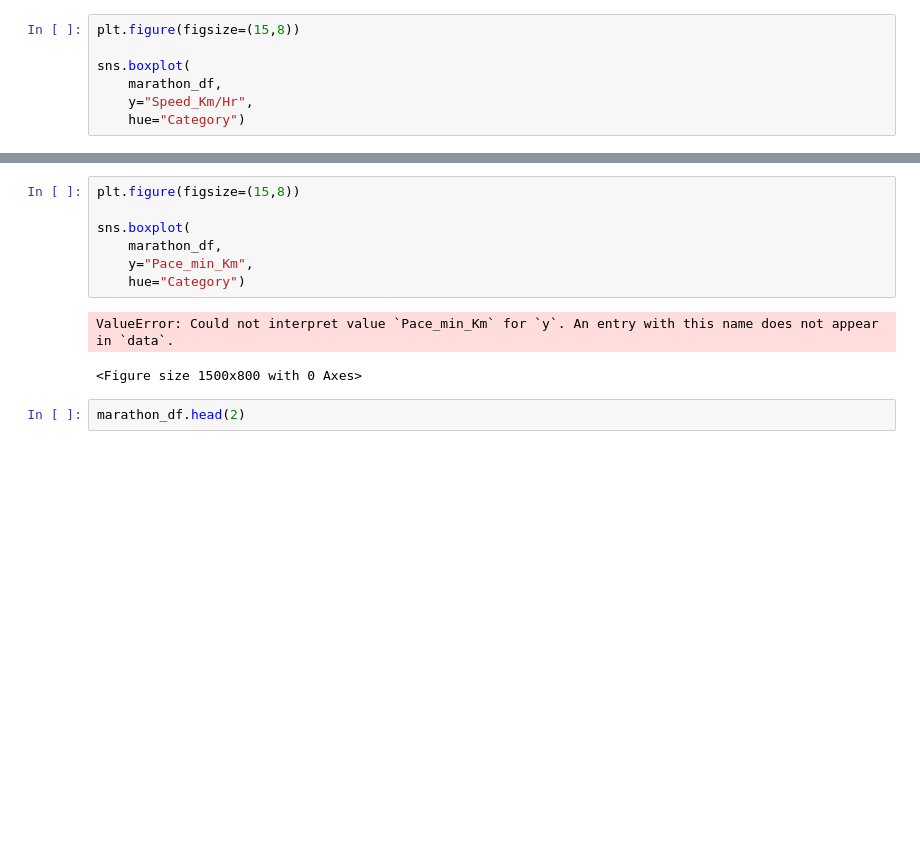
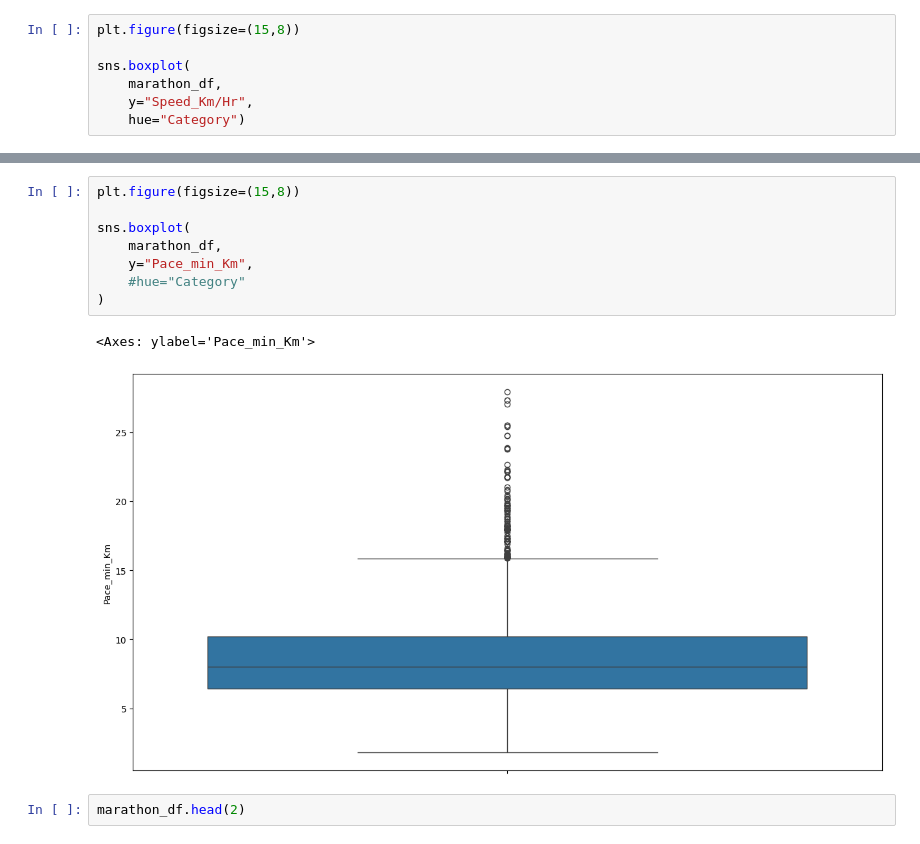
Before and after one commit to arwaalkhathlan/Riyadh-Marathon-EDA-Usecase-1, a Jupyter notebook: 4-EDA explain - usecase1.ipynb, the cells around one changed output, grey strips where cells are left out. Cells and saved outputs as stored; diff of their text form; blank space fills up the shorter version.

```diff
--- a/4-EDA explain - usecase1.ipynb
+++ b/4-EDA explain - usecase1.ipynb
@@ -1086,13 +1181,14 @@ sns.histplot(
 # %%
 plt.figure(figsize=(15,8))
 
 sns.boxplot(
     marathon_df,
     y="Pace_min_Km",
-    hue="Category")
+    #hue="Category"
+)
 # %% [output]
-ValueError: Could not interpret value `Pace_min_Km` for `y`. An entry with this name does not appear in `data`.
+<Axes: ylabel='Pace_min_Km'>
-<Figure size 1500x800 with 0 Axes>
+[figure, added]
 # %%
 marathon_df.head(2)
 # %%
```
Also changed, not shown: parts of 22 cells of this notebook.
